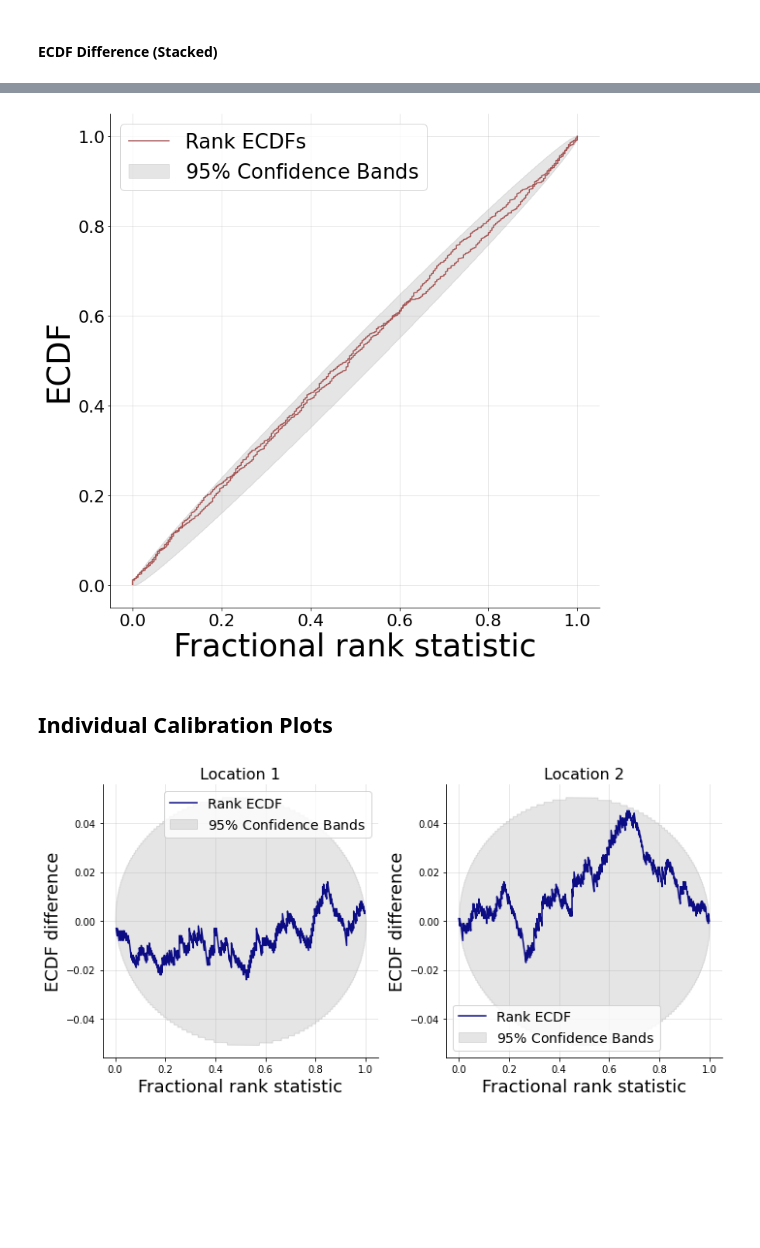
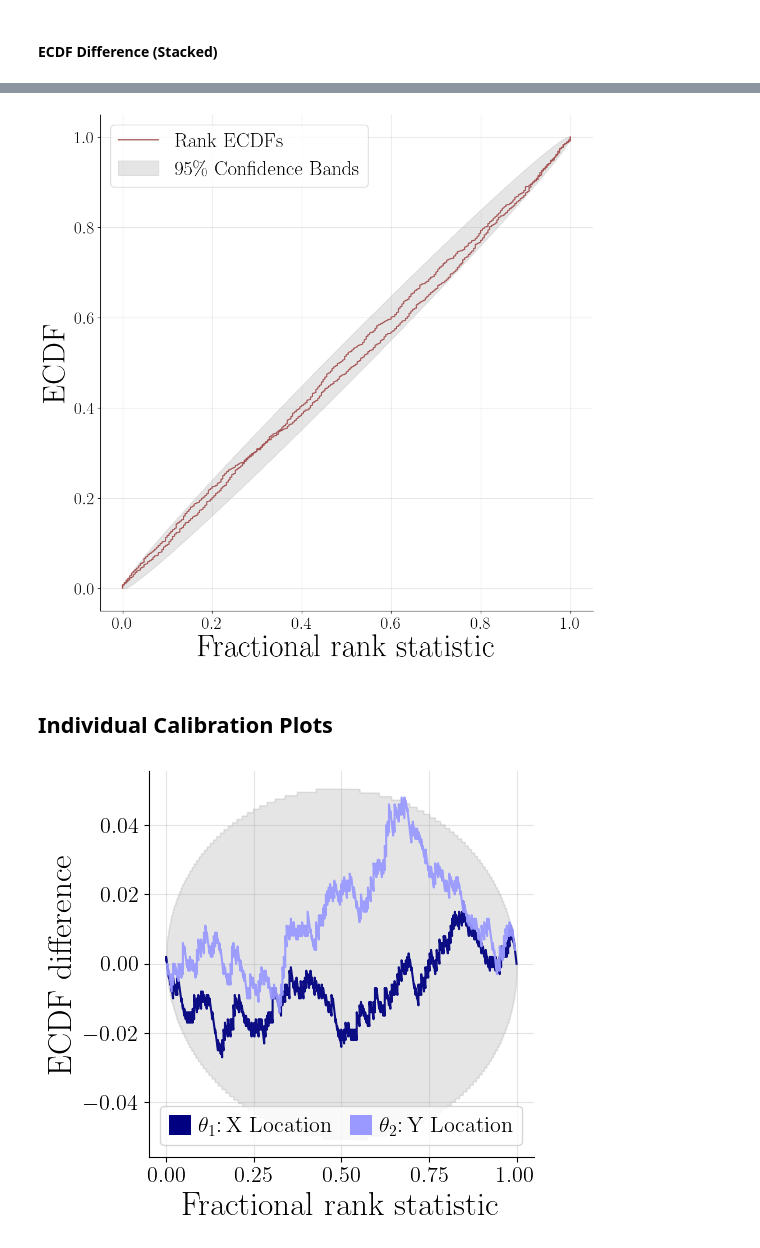
Before and after one commit to bayesflow-org/JANA-Paper, a Jupyter notebook: experiments/benchmarks/benchmark_7.ipynb, the cells around one changed output, grey strips where cells are left out. Saved outputs shown, nothing was run; the diff lists cells and outputs as text; code cells hidden in the pictures; blank space fills up the shorter version.

Commit message:
update benchmark plots

```diff
--- a/experiments/benchmarks/benchmark_7.ipynb
+++ b/experiments/benchmarks/benchmark_7.ipynb
@@ -19,3 +21,14 @@ from bayesflow.diagnostics import plot_sbc_ecdf, plot_recovery, plot_posterior_2
+# %%
+plt.rcParams.update({
+    "axes.labelsize" : 24,
+    "xtick.labelsize" : 16,
+    "ytick.labelsize" : 16,
+    "legend.fontsize": 24,
+    "text.usetex": True,
+    "font.family": "serif",
+    #"font.serif": ["times"],
+    'text.latex.preamble' : r'\usepackage{{amsmath}}'
+})
 # %% [markdown]
 # Gaussian Mixture
 # %%
@@ -143,19 +155,19 @@ f.savefig(f'figures/calibration/{benchmark_name}_diff.pdf', dpi=300, bbox_inches
 # %%
 # Posterior given surrogate outputs
-f = plot_sbc_ecdf(post_samples_s, prior_samples, ecdf_bands_kwargs=dict(confidence=0.95), stacked=True, fig_size=(10, 10), label_fontsize=40, legend_fontsize=26)
+f = bayesflow.diagnostics.plot_sbc_ecdf(post_samples_s, prior_samples, ecdf_bands_kwargs=dict(confidence=0.95), stacked=True, fig_size=(10, 10), label_fontsize=40, legend_fontsize=26)
 _ = plt.xticks(fontsize=22)
 _ = plt.yticks(fontsize=22)
 f.savefig(f'figures/calibration/{benchmark_name}.pdf', dpi=300, bbox_inches='tight')
 # %% [output]
-[figure, old version]
+[figure, new version]
 # %% [markdown]
 ## Individual Calibration Plots
 # %%
 # Posterior given surrogate outputs
-f = plot_sbc_ecdf(post_samples, prior_samples, ecdf_bands_kwargs=dict(confidence=0.95), label_fontsize=18,
-                  difference=True, param_names=['Location 1', 'Location 2'], rank_ecdf_color='#000080')
+f = plot_sbc_ecdf(post_samples, prior_samples, ecdf_bands_kwargs=dict(confidence=0.95), label_fontsize=24, legend_fontsize=16,
+                  difference=True, param_names=[r'$\theta_1$:\,X Location', r'$\theta_2$:\,Y Location'], rank_ecdf_colors=['#000080', '#9999FF'])
 f.savefig(f'figures/calibration/{benchmark_name}_diff_ind_post.pdf', dpi=300, bbox_inches='tight')
 # %% [output]
-[figure, old version]
+[figure, new version]
 # %%
 # Posterior given surrogate outputs
```
Also changed, not shown: parts of 6 cells of this notebook, 2 other files.
